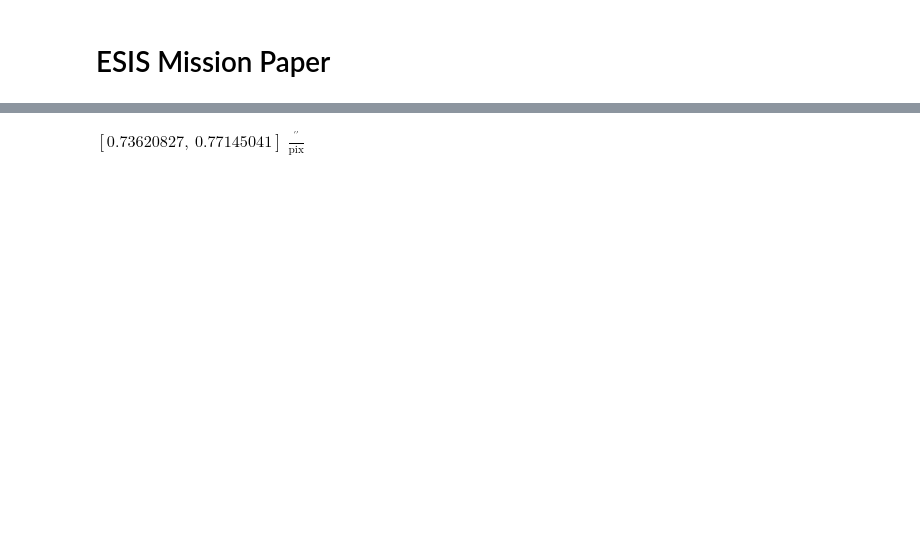
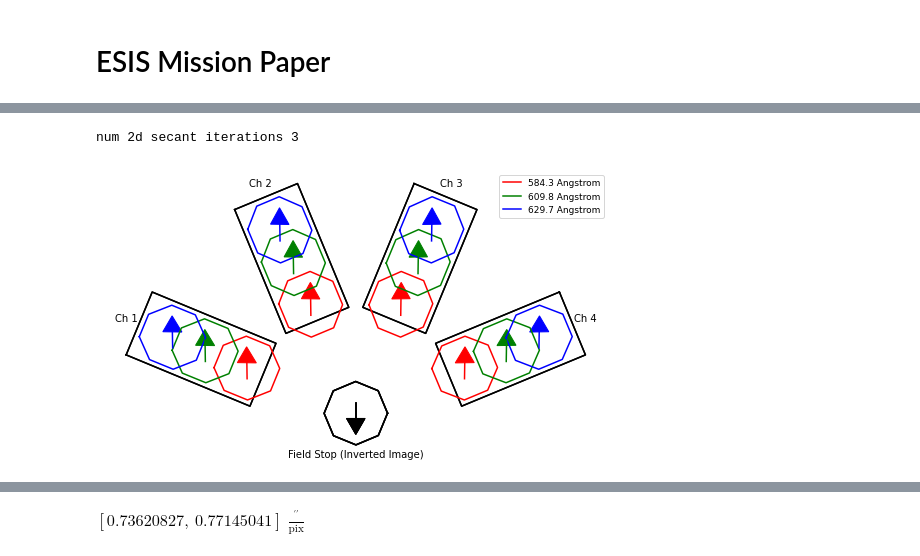
Before and after one commit to jacobdparker/ESIS_Mission, a Jupyter notebook: rts.ipynb, the cells around one changed output, grey strips where cells are left out. Cells and saved outputs as stored; diff of their text form; code cells hidden in the pictures; blank space fills up the shorter version.

Commit message:
pushing updated figure

```diff
--- a/rts.ipynb
+++ b/rts.ipynb
@@ -40,0 +28,21 @@ To use the future default and silence this warning we advise to pass `rcond=None
+# %%
+fig_layout, ax_layout = plt.subplots(figsize=(fig_width, 4.2), constrained_layout=True)
+ax_layout.set_axis_off()
+esis_optics.plot_field_stop_projections(
+    ax=ax_layout,
+    wavelength_color= ['r', 'g', 'b'],
+)
+ax_layout.set_aspect('equal')
+ax_layout.legend()
+ax_layout.annotate('Field Stop (Inverted Image)',(0,-10), ha='center')
+
+r = 57
+degs = np.array([67.5,22.5,-22.5,-67.5]) + 90
+chs = ['Ch 1', 'Ch 2', 'Ch 3', 'Ch 4']
+
+for i,deg in enumerate(degs):
+    x = r*np.cos(np.deg2rad(deg))
+    y = r*np.sin(np.deg2rad(deg))
+    ax_layout.annotate(chs[i],(x,y),ha='center', va='center')
+fig_layout.savefig('figures/detector_layout.pdf')
+# %% [output]
@@ -41,3 +50,5 @@ To use the future default and silence this warning we advise to pass `rcond=None
+num 2d secant iterations 3
+[figure, added]
 # %%
 level_0 = esis.flight.level_0(caching=True)
 # %%
```
Also changed, not shown: parts of 9 cells of this notebook, 7 other files.
